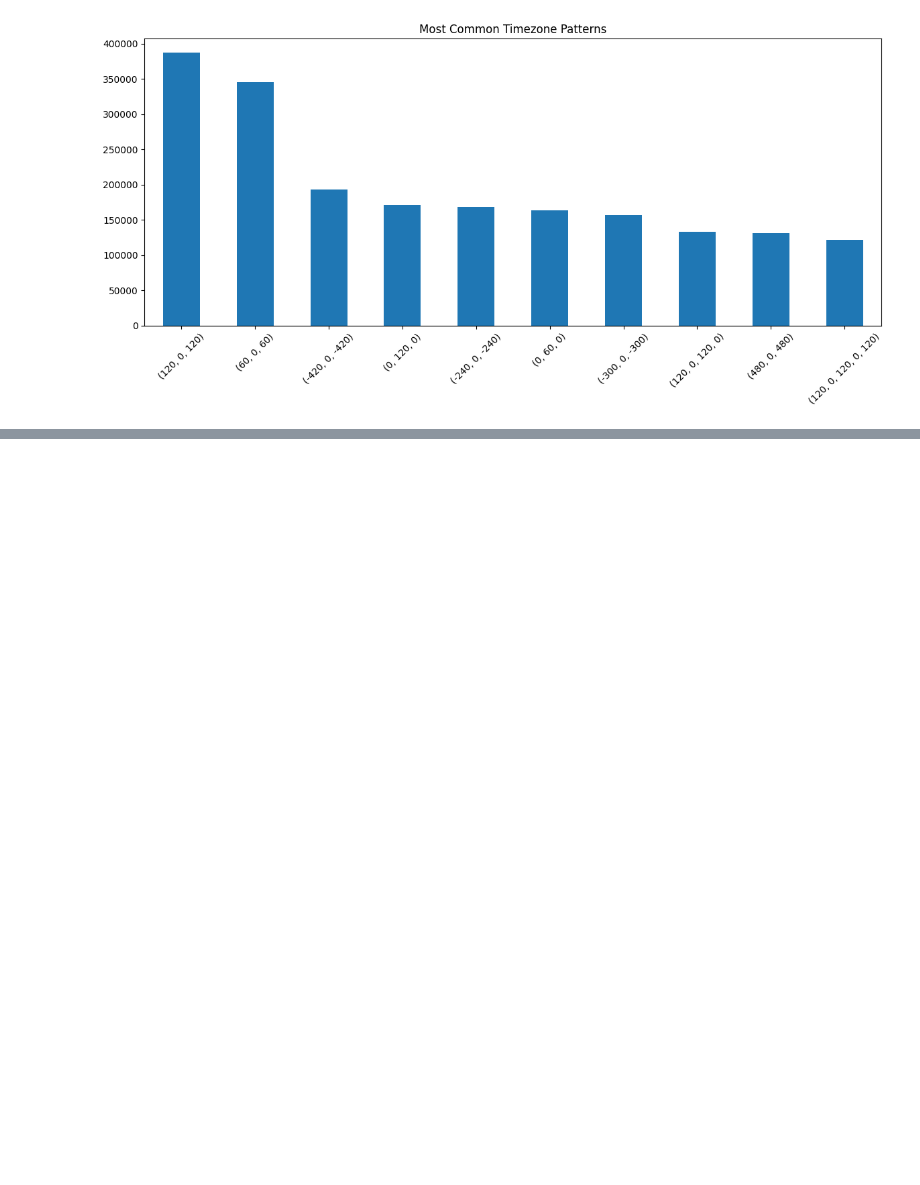
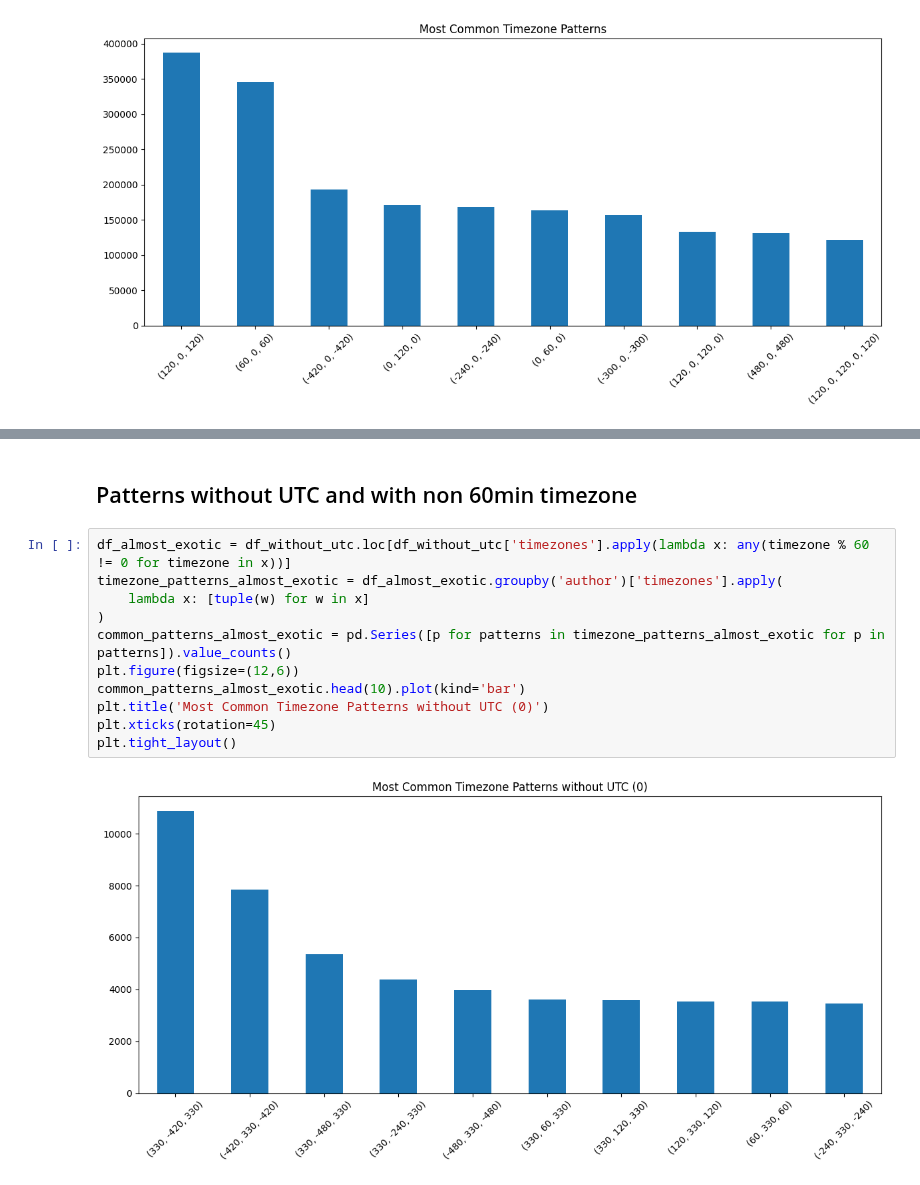
Before and after one commit to srapaport/timestamps-anomalies, a Jupyter notebook: notebook/global_analysis_windows.ipynb, the cells around one changed output, grey strips where cells are left out. Drawn from its saved outputs; the diff is of its cells as text; blank space fills up the shorter version.

```diff
--- a/notebook/global_analysis_windows.ipynb
+++ b/notebook/global_analysis_windows.ipynb
@@ -194,0 +289,15 @@ plt.tight_layout()
+# %% [markdown]
+## Patterns without UTC and with non 60min timezone
+# %%
+df_almost_exotic = df_without_utc.loc[df_without_utc['timezones'].apply(lambda x: any(timezone % 60 != 0 for timezone in x))]
+timezone_patterns_almost_exotic = df_almost_exotic.groupby('author')['timezones'].apply(
+    lambda x: [tuple(w) for w in x]
+)
+common_patterns_almost_exotic = pd.Series([p for patterns in timezone_patterns_almost_exotic for p in patterns]).value_counts()
+plt.figure(figsize=(12,6))
+common_patterns_almost_exotic.head(10).plot(kind='bar')
+plt.title('Most Common Timezone Patterns without UTC (0)')
+plt.xticks(rotation=45)
+plt.tight_layout()
+# %% [output]
+[figure, added]
```
Also changed, not shown: parts of 24 cells of this notebook, 1 other file.
